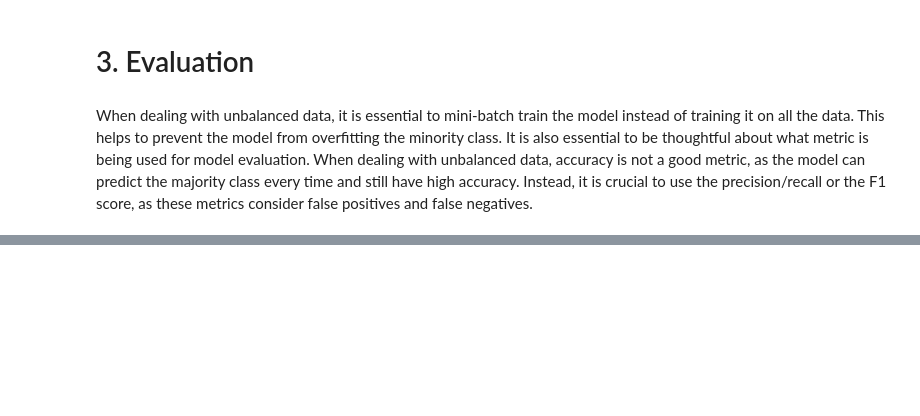
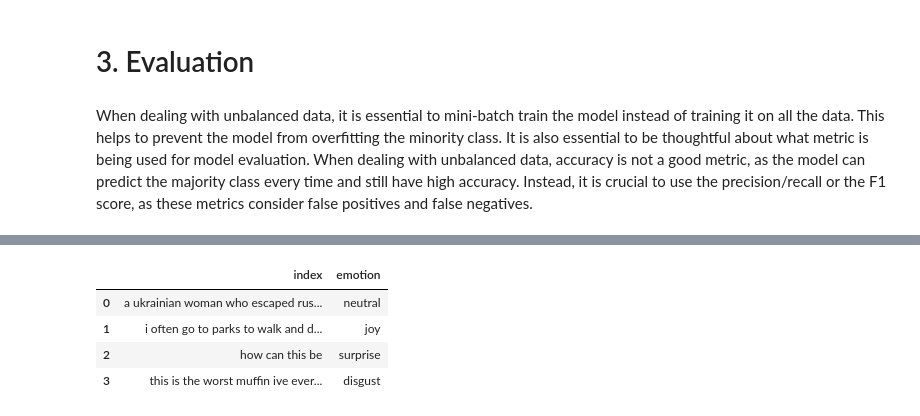
Before and after one commit to vineetver/Text2Emotion, a Jupyter notebook: Textual_emotion_detection.ipynb, the cells around one changed output, grey strips where cells are left out. Saved outputs shown, nothing was run; the diff lists cells and outputs as text; code cells hidden in the pictures; blank space fills up the shorter version.

```diff
--- a/Textual_emotion_detection.ipynb
+++ b/Textual_emotion_detection.ipynb
@@ -496,0 +578,8 @@ pd.concat([results, means], axis=0)
+# %%
+result
+# %% [output]
+|  | index | emotion |
+| 0 | a ukrainian woman who escaped rus... | neutral |
+| 1 | i often go to parks to walk and d... | joy |
+| 2 | how can this be | surprise |
+| 3 | this is the worst muffin ive ever... | disgust |
```
Also changed, not shown: parts of 19 cells of this notebook, 1 other file.
